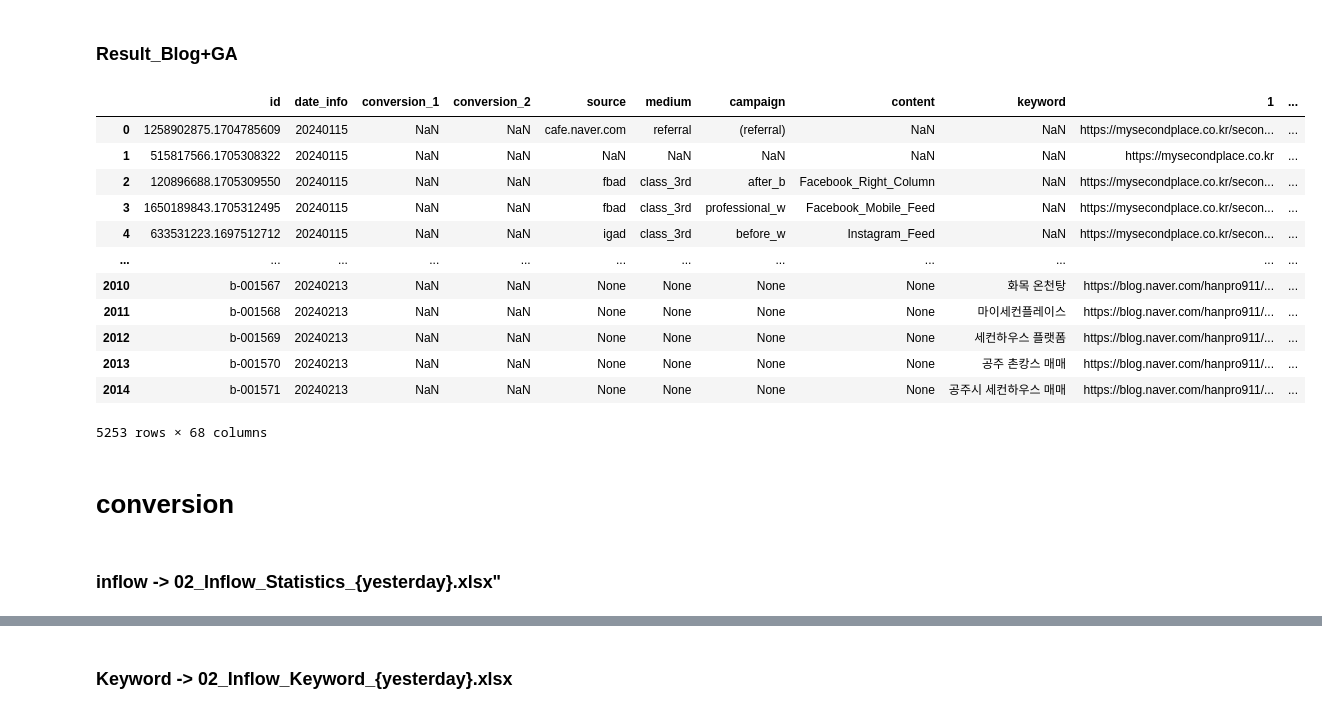
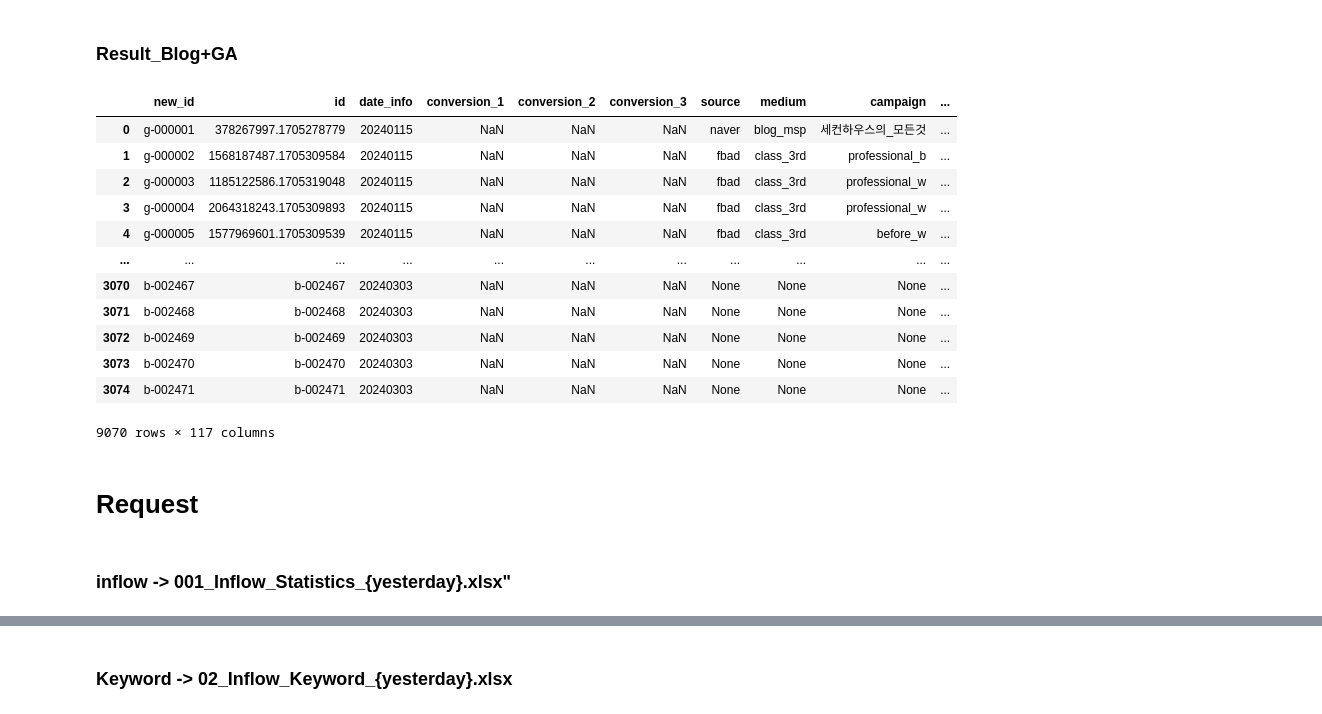
Before and after one commit to kang00111/funnel_test, a Jupyter notebook: blog+ga(notadmin)_2.ipynb, the cells around one changed output, grey strips where cells are left out. Cells and saved outputs as stored; diff of their text form; code cells hidden in the pictures.

Commit message:
20240304 project4 시작

```diff
--- a/blog+ga(notadmin)_2.ipynb
+++ b/blog+ga(notadmin)_2.ipynb
@@ -42,17 +42,20 @@ else:
     # "preprocessed" 폴더 생성
     os.makedirs(preprocessed_path)
 
-
 ### ContentsList 상대경로를 절대경로로 변환
-relative_path_contentslist = r'..\\..\\..\\OneDrive - 클리 주식회사\문서 - 클리주식회사\003_Project-3\07_콘텐츠성과측정\ContentsList.xlsx'
+relative_path_contentslist = r'..\\..\\..\\OneDrive - 클리 주식회사\문서 - 클리주식회사\000_Routine_마이세컨플레이스\02. IT Platform&Data\01_콘텐츠성과측정\001_ContentsList.xlsx'
 contentslist_path = os.path.join(current_directory, relative_path_contentslist)
 
 ### DailyRawdata
-path_dailyrawdata = r'..\\..\\..\\OneDrive - 클리 주식회사\문서 - 클리주식회사\003_Project-3\07_콘텐츠성과측정\DailyRawdata'
+path_dailyrawdata = r'..\\..\\..\\OneDrive - 클리 주식회사\문서 - 클리주식회사\000_Routine_마이세컨플레이스\02. IT Platform&Data\01_콘텐츠성과측정\01_DailyRawdata'
 
-### 07_콘텐츠성과측정 상대경로를 절대경로로 변환
-relative_path_upper_path = r'..\\..\\..\\OneDrive - 클리 주식회사\문서 - 클리주식회사\003_Project-3\07_콘텐츠성과측정'
+### 01_콘텐츠성과측정 상대경로를 절대경로로 변환
+relative_path_upper_path = r'..\\..\\..\\OneDrive - 클리 주식회사\문서 - 클리주식회사\000_Routine_마이세컨플레이스\02. IT Platform&Data\01_콘텐츠성과측정'
 upper_path = os.path.join(current_directory, relative_path_upper_path)
+
+### 02_요청 상대경로를 절대경로로 변환
+relative_path_request_path = r'..\\..\\..\\OneDrive - 클리 주식회사\문서 - 클리주식회사\000_Routine_마이세컨플레이스\02. IT Platform&Data\01_콘텐츠성과측정\02_요청'
+request_path = os.path.join(current_directory, relative_path_request_path)
 # %% [output]
 The 'preprocessed' folder already exists at: c:\Users\ch.kang\Documents\GitHub\funnel_test\..\\..\\..\\Downloads\preprocessed
 # %% [markdown]
@@ -161,9 +164,15 @@ def modify_url(url_0, all_keys):
 
     params_to_keep_query = ['blogId', 'logNo', 'bmode', 'idx']  # Include 'bmode' and 'idx'
 
-    for param in params_to_keep_query:
-        if param in query_dict:
-            query_dict[param] = query_dict[param]
+    # Collect items to remove
+    items_to_remove = []
+    for param, values in query_dict.items():
+        if param not in params_to_keep_query:
+            items_to_remove.append(param)
+
+    # Remove items after iteration
+    for param in items_to_remove:
+        del query_dict[param]
 
     modified_query = urlencode(query_dict, doseq=True)
     modified_url = urlunparse((scheme, netloc, path, '', modified_query, ''))
@@ -548,21 +609,40 @@ df_result = pd.concat([df_ga_result, df_blog_result])
 # %% [markdown]
 ### Result_Blog+GA
 # %%
+
+# 기존 DataFrame에서 'id' 열 값 가져오기
+ids = df_result['id']
+
+# 새로운 new_id를 담을 딕셔너리 생성
+new_id_dict = {}
+
+# 새로운 new_id를 생성
+counter = 1
+for idx, id_value in enumerate(ids):
+    if id_value not in new_id_dict:
+        if id_value.startswith('b-'):
+            new_id_dict[id_value] = id_value
+        else:
+            new_id_dict[id_value] = 'g-' + str(counter).zfill(6)
+            counter += 1
+
+# DataFrame에 새로운 열로 추가
+df_result.insert(0, 'new_id', df_result['id'].map(new_id_dict))
 df_result
 # %% [output]
-|  | id | date_info | conversion_1 | conversion_2 | source | medium | campaign | content | keyword | 1 | ... |
-| 0 | 1258902875.1704785609 | 20240115 | NaN | NaN | cafe.naver.com | referral | (referral) | NaN | NaN | https://mysecondplace.co.kr/secon... | ... |
-| 1 | 515817566.1705308322 | 20240115 | NaN | NaN | NaN | NaN | NaN | NaN | NaN | https://mysecondplace.co.kr | ... |
-| 2 | 120896688.1705309550 | 20240115 | NaN | NaN | fbad | class_3rd | after_b | Facebook_Right_Column | NaN | https://mysecondplace.co.kr/secon... | ... |
-| 3 | 1650189843.1705312495 | 20240115 | NaN | NaN | fbad | class_3rd | professional_w | Facebook_Mobile_Feed | NaN | https://mysecondplace.co.kr/secon... | ... |
-| 4 | 633531223.1697512712 | 20240115 | NaN | NaN | igad | class_3rd | before_w | Instagram_Feed | NaN | https://mysecondplace.co.kr/secon... | ... |
-| ... | ... | ... | ... | ... | ... | ... | ... | ... | ... | ... | ... |
-| 2010 | b-001567 | 20240213 | NaN | NaN | None | None | None | None | 화목 온천탕 | https://blog.naver.com/hanpro911/... | ... |
-| 2011 | b-001568 | 20240213 | NaN | NaN | None | None | None | None | 마이세컨플레이스 | https://blog.naver.com/hanpro911/... | ... |
-| 2012 | b-001569 | 20240213 | NaN | NaN | None | None | None | None | 세컨하우스 플랫폼 | https://blog.naver.com/hanpro911/... | ... |
-| 2013 | b-001570 | 20240213 | NaN | NaN | None | None | None | None | 공주 촌캉스 매매 | https://blog.naver.com/hanpro911/... | ... |
-| 2014 | b-001571 | 20240213 | NaN | NaN | None | None | None | None | 공주시 세컨하우스 매매 | https://blog.naver.com/hanpro911/... | ... |
+|  | new_id | id | date_info | conversion_1 | conversion_2 | conversion_3 | source | medium | campaign | ... |
+| 0 | g-000001 | 378267997.1705278779 | 20240115 | NaN | NaN | NaN | naver | blog_msp | 세컨하우스의_모든것 | ... |
+| 1 | g-000002 | 1568187487.1705309584 | 20240115 | NaN | NaN | NaN | fbad | class_3rd | professional_b | ... |
+| 2 | g-000003 | 1185122586.1705319048 | 20240115 | NaN | NaN | NaN | fbad | class_3rd | professional_w | ... |
+| 3 | g-000004 | 2064318243.1705309893 | 20240115 | NaN | NaN | NaN | fbad | class_3rd | professional_w | ... |
+| 4 | g-000005 | 1577969601.1705309539 | 20240115 | NaN | NaN | NaN | fbad | class_3rd | before_w | ... |
+| ... | ... | ... | ... | ... | ... | ... | ... | ... | ... | ... |
+| 3070 | b-002467 | b-002467 | 20240303 | NaN | NaN | NaN | None | None | None | ... |
+| 3071 | b-002468 | b-002468 | 20240303 | NaN | NaN | NaN | None | None | None | ... |
+| 3072 | b-002469 | b-002469 | 20240303 | NaN | NaN | NaN | None | None | None | ... |
+| 3073 | b-002470 | b-002470 | 20240303 | NaN | NaN | NaN | None | None | None | ... |
+| 3074 | b-002471 | b-002471 | 20240303 | NaN | NaN | NaN | None | None | None | ... |
-5253 rows × 68 columns
+9070 rows × 117 columns
 # %%
 # 파일 경로 및 이름 생성
 yesterday = datetime.now().date() - timedelta(days=1)
@@ -577,7 +652,7 @@ with pd.ExcelWriter(full_file_path, engine='xlsxwriter') as writer:
 # %% [markdown]
-# conversion
+# Request
 # %% [markdown]
-### inflow -> 02_Inflow_Statistics_{yesterday}.xlsx"
+### inflow -> 001_Inflow_Statistics_{yesterday}.xlsx"
 # %%
 count_hh = df_ga_result.shape[0]
 count_bm_hh = len(df_ga_result[df_ga_result['content'].str.startswith('https://blog.naver.com/mysecondplace').fillna(False)])
```
Also changed, not shown: parts of 19 cells of this notebook, 1 other file.
